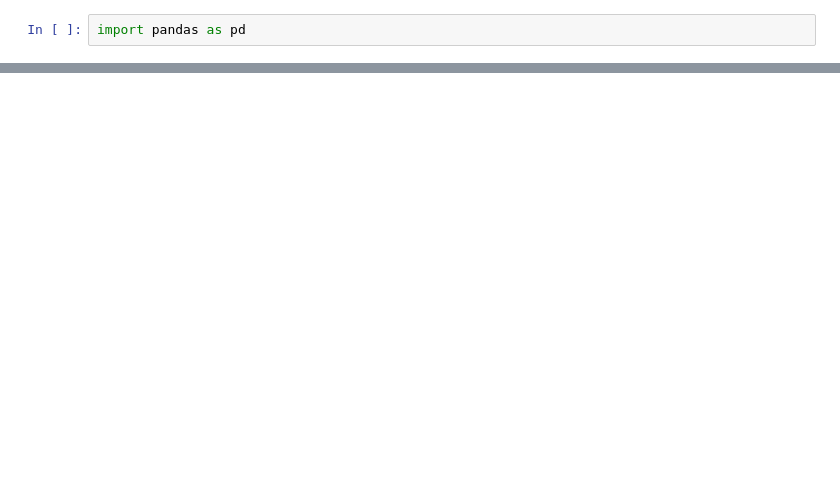
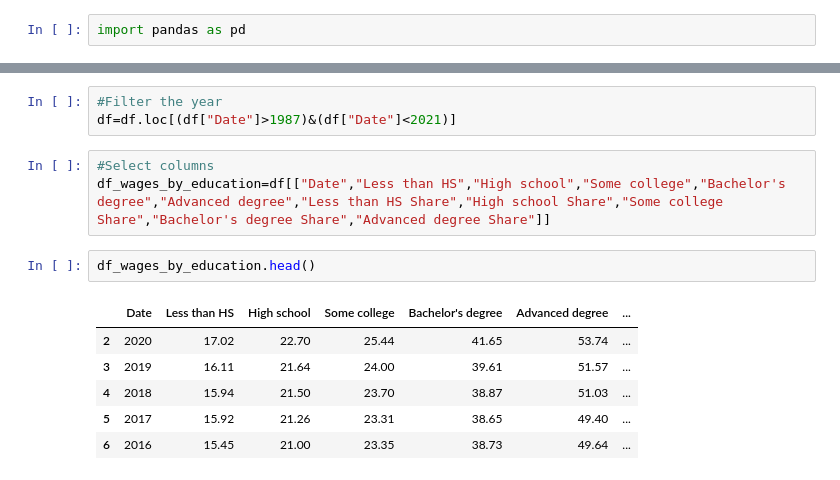
Before and after one commit to KimberlyW618/final_group_project, a Jupyter notebook: code/Wages by education.csv.ipynb, the cells around one changed output, grey strips where cells are left out. Cells and saved outputs as stored; diff of their text form; blank space fills up the shorter version.

```diff
--- a/code/Wages by education.csv.ipynb
+++ b/code/Wages by education.csv.ipynb
@@ -18,0 +36,15 @@ df.head(10)
+# %%
+#Filter the year
+df=df.loc[(df["Date"]>1987)&(df["Date"]<2021)]
+# %%
+#Select columns
+df_wages_by_education=df[["Date","Less than HS","High school","Some college","Bachelor's degree","Advanced degree","Less than HS Share","High school Share","Some college Share","Bachelor's degree Share","Advanced degree Share"]]
+# %%
+df_wages_by_education.head()
+# %% [output]
+|  | Date | Less than HS | High school | Some college | Bachelor's degree | Advanced degree | ... |
+| 2 | 2020 | 17.02 | 22.70 | 25.44 | 41.65 | 53.74 | ... |
+| 3 | 2019 | 16.11 | 21.64 | 24.00 | 39.61 | 51.57 | ... |
+| 4 | 2018 | 15.94 | 21.50 | 23.70 | 38.87 | 51.03 | ... |
+| 5 | 2017 | 15.92 | 21.26 | 23.31 | 38.65 | 49.40 | ... |
+| 6 | 2016 | 15.45 | 21.00 | 23.35 | 38.73 | 49.64 | ... |
```
Also changed, not shown: parts of 7 cells of this notebook, 2 other files.
